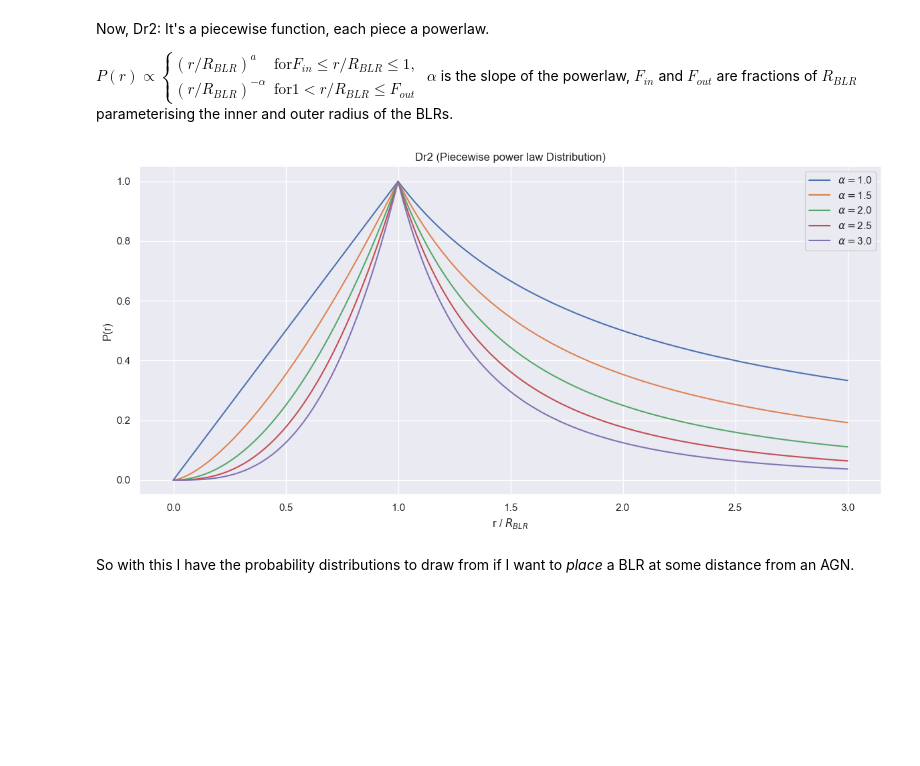
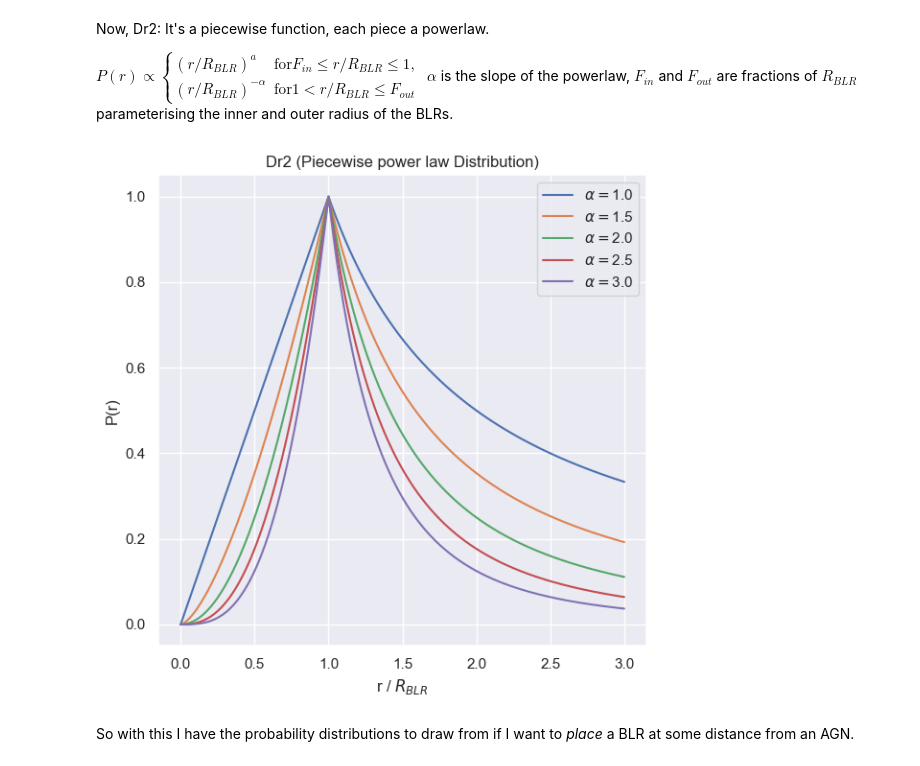
Before and after one commit to maliceious/MastersThesis, a Jupyter notebook: BLR Model.ipynb, the cells around one changed output. Saved outputs shown, nothing was run; the diff lists cells and outputs as text; code cells hidden in the pictures; blank space fills up the shorter version.

```diff
--- a/BLR Model.ipynb
+++ b/BLR Model.ipynb
@@ -93,24 +94,24 @@ def Dr2(r, R_BLR, alpha, F_in=0.1, F_out=1.):
 # %%
 # Parameters
 R_BLR = 1.0 # mean BLR radius
 alpha_values = [1., 1.5, 2., 2.5, 3.]
 F_in = 0.0 # fraction of R_BLR to the inner edge.
 F_out = 3.0 # fraction of R_BLR to the outer edge (value must be outside max(r))
 r = np.linspace(0, 3, 1000) * R_BLR
 
 # Plot Dr2 (Piecewise power law Distribution)
-plt.figure(figsize=(12, 6))
+plt.figure(figsize=(6, 6))
 # plt.plot(r, np.ones_like(r)*F_in, '--', c='black', label=r'$F_{in} = $'+f'{F_in}')
 for alpha in alpha_values:
     P_r = Dr2(r, R_BLR, alpha, F_in, F_out)
     plt.plot(r, P_r, label=r'$\alpha = $'+f'{alpha}')
 plt.title('Dr2 (Piecewise power law Distribution)')
 plt.xlabel(r'r / $R_{BLR}$')
 plt.ylabel('P(r)')
 plt.tight_layout()
 plt.legend()
 plt.show()
 # %% [output]
-[figure, old version]
+[figure, new version]
 # %% [markdown]
 So with this I have the probability distributions to draw from if I want to *place* a BLR at some distance from an AGN.
```
Also changed, not shown: parts of 9 cells of this notebook.
